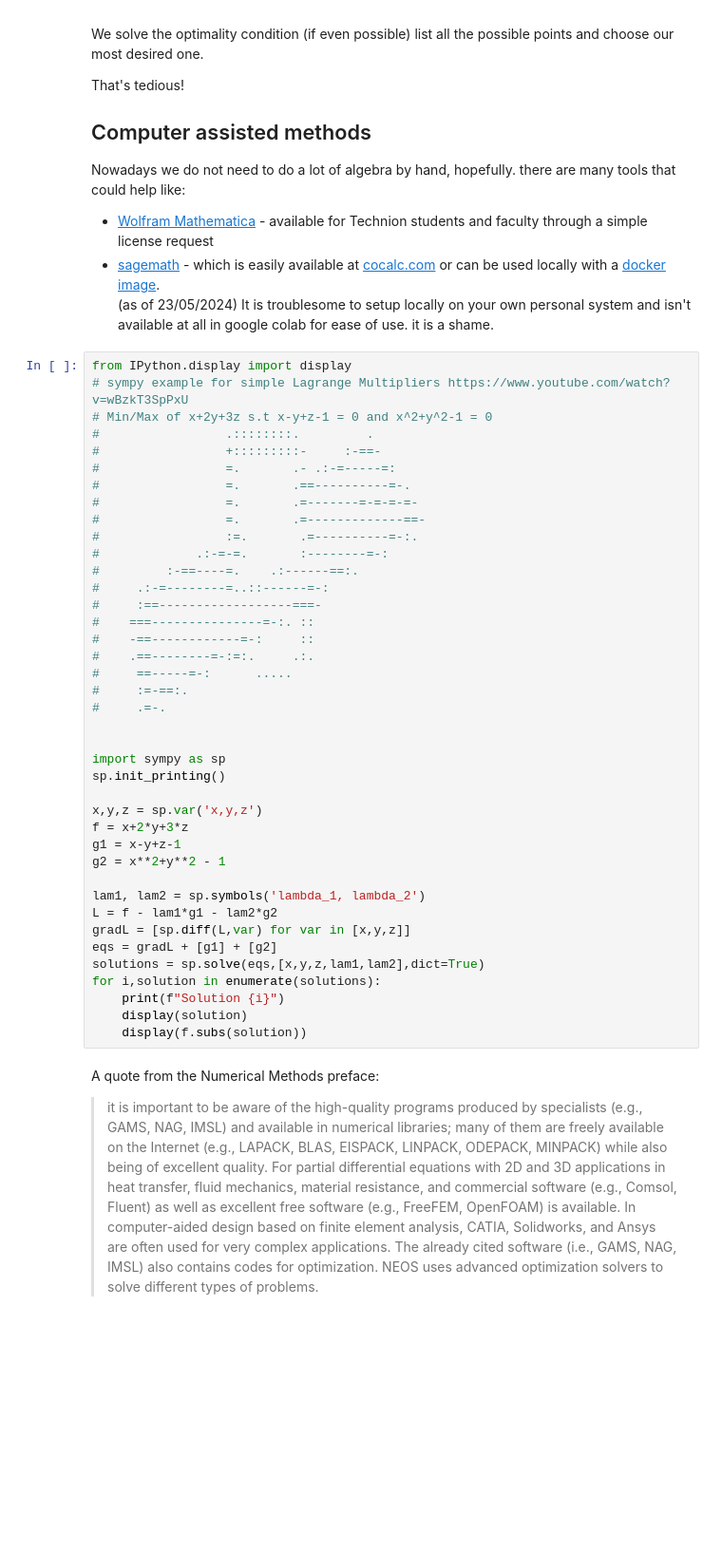
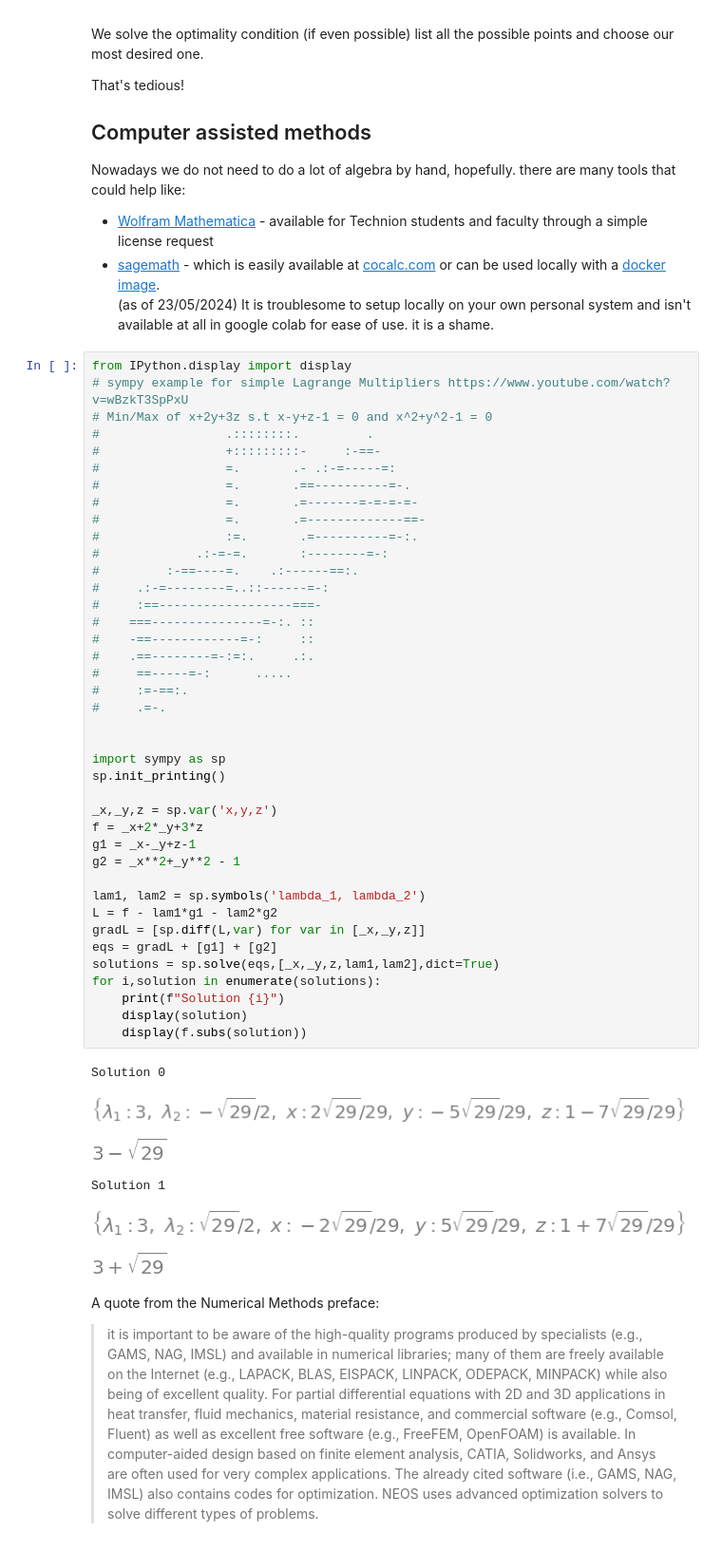
Before and after one commit to YoraiLevi/Optimization_and_Dynamical_systems_Fixed_point_iterations_and_Implicit_Bias, a Jupyter notebook: Optimization_and_Dynamical_systems_Fixed_point_iterations_and_Implicit_Bias5.ipynb, the cells around one changed output. Shown at 95% size. Saved outputs shown, nothing was run; the diff lists cells and outputs as text; blank space fills up the shorter version.

```diff
--- a/Optimization_and_Dynamical_systems_Fixed_point_iterations_and_Implicit_Bias5.ipynb
+++ b/Optimization_and_Dynamical_systems_Fixed_point_iterations_and_Implicit_Bias5.ipynb
@@ -74,39 +74,46 @@ from IPython.display import display
 #                 .::::::::.         .
 #                 +:::::::::-     :-==-
 #                 =.       .- .:-=-----=:
 #                 =.       .==----------=-.
 #                 =.       .=-------=-=-=-=-
 #                 =.       .=-------------==-
 #                 :=.       .=----------=-:.
 #             .:-=-=.       :--------=-:
 #         :-==----=.    .:------==:.
 #     .:-=--------=..::------=-:
 #     :==------------------===-
 #    ===---------------=-:. ::
 #    -==------------=-:     ::
 #    .==--------=-:=:.     .:.
 #     ==-----=-:      .....
 #     :=-==:.
 #     .=-.
 
 
 import sympy as sp
 sp.init_printing()
 
-x,y,z = sp.var('x,y,z')
-f = x+2*y+3*z
-g1 = x-y+z-1
-g2 = x**2+y**2 - 1
+_x,_y,z = sp.var('x,y,z')
+f = _x+2*_y+3*z
+g1 = _x-_y+z-1
+g2 = _x**2+_y**2 - 1
 
 lam1, lam2 = sp.symbols('lambda_1, lambda_2')
 L = f - lam1*g1 - lam2*g2
-gradL = [sp.diff(L,var) for var in [x,y,z]]
+gradL = [sp.diff(L,var) for var in [_x,_y,z]]
 eqs = gradL + [g1] + [g2]
-solutions = sp.solve(eqs,[x,y,z,lam1,lam2],dict=True)
+solutions = sp.solve(eqs,[_x,_y,z,lam1,lam2],dict=True)
 for i,solution in enumerate(solutions):
     print(f"Solution {i}")
     display(solution)
     display(f.subs(solution))
+# %% [output]
+Solution 0
+[figure, added]
+[figure, added]
+Solution 1
+[figure, added]
+[figure, added]
 # %% [markdown]
 A quote from the Numerical Methods preface:
 > it is important to
```
Also changed, not shown: parts of 20 cells of this notebook.
